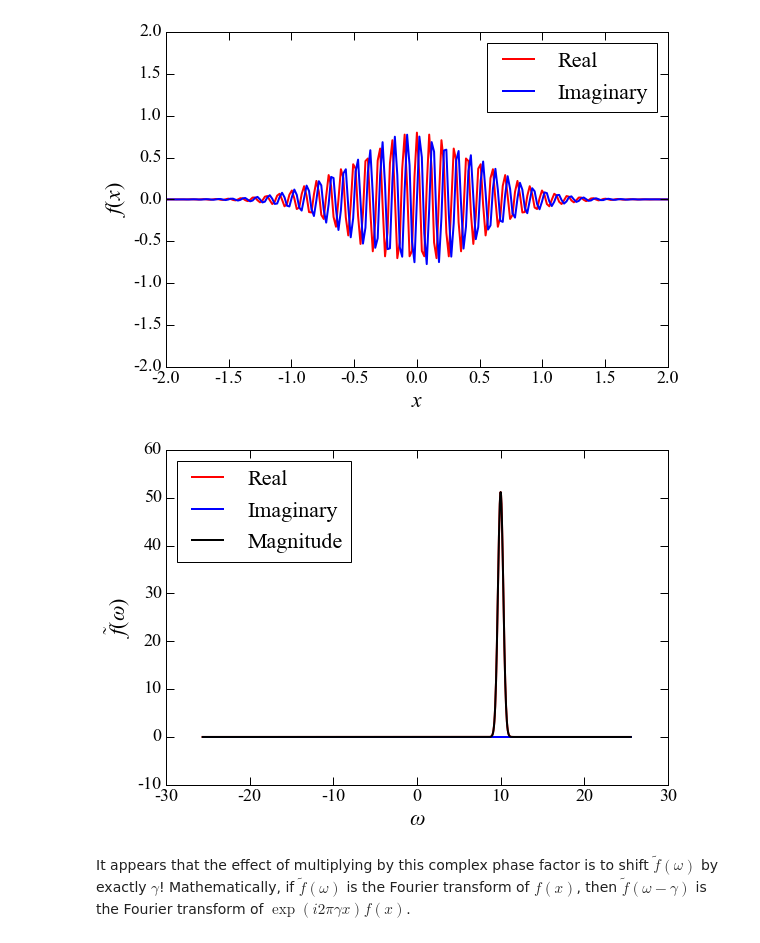
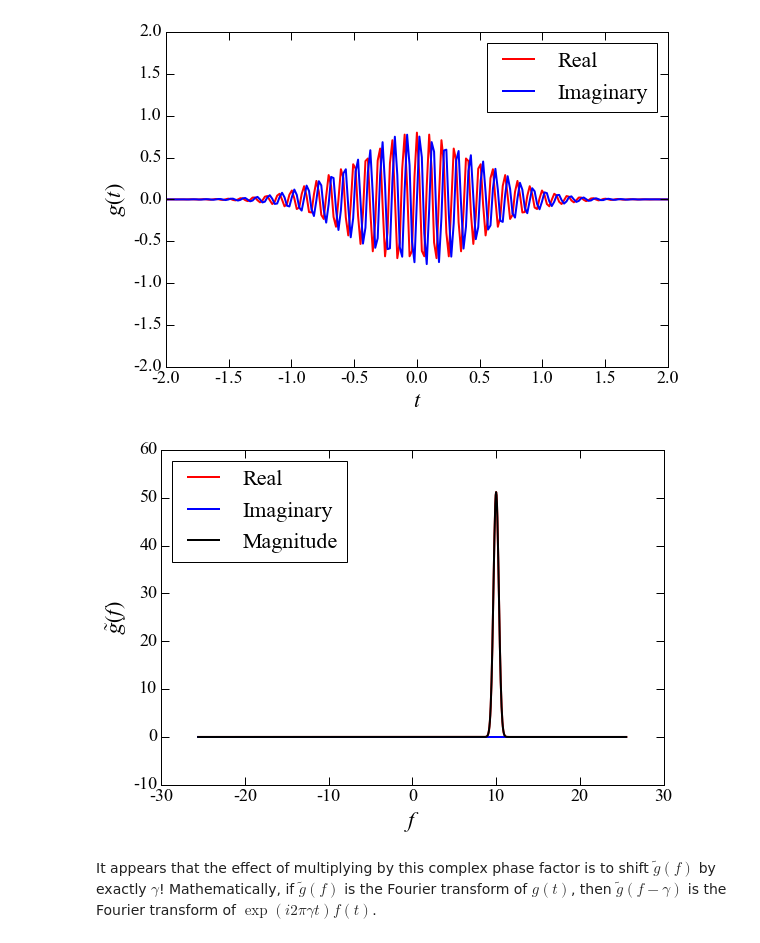
Before and after one commit to carinacheng/CHAMP2017, a Jupyter notebook: Lesson5_Fourier/FourierIdentities_solutions.ipynb, the cells around one changed output. Saved outputs shown, nothing was run; the diff lists cells and outputs as text; code cells hidden in the pictures.

```diff
--- a/Lesson5_Fourier/FourierIdentities_solutions.ipynb
+++ b/Lesson5_Fourier/FourierIdentities_solutions.ipynb
@@ -42,13 +42,13 @@ ax.set_ylim(-0.2, 1.2)
 # %% [markdown]
 <b> Solution:
 # %%
-def plot_all_fourier(omega_coords,fourier,xlims=None):
+def plot_all_fourier(f_coords,fourier,xlims=None):
     f, ax = plt.subplots(figsize=(9,6))
-    ax.plot(omega_coords,fourier.real,lw=2,c='red',label="Real")
-    ax.plot(omega_coords,fourier.imag,lw=2,c='blue',label="Imaginary")
-    ax.plot(omega_coords,abs(fourier),lw=2,c='black',label="Magnitude")
-    ax.set_ylabel(r"$\tilde{f}(\omega)$")
-    ax.set_xlabel(r"$\omega$")
+    ax.plot(f_coords,fourier.real,lw=2,c='red',label="Real")
+    ax.plot(f_coords,fourier.imag,lw=2,c='blue',label="Imaginary")
+    ax.plot(f_coords,abs(fourier),lw=2,c='black',label="Magnitude")
+    ax.set_ylabel(r"$\tilde{g}(f)$")
+    ax.set_xlabel(r"$f$")
     ax.legend(loc='best')
     if xlims != None:
         ax.set_xlim(xlims)
@@ -114,9 +114,9 @@ ax.set_ylabel(r"$f(x)$")
 <matplotlib.text.Text at 0x...>
 [figure]
 # %%
-x_sep = x_coords[1] - x_coords[0]
-omega_coords = np.fft.fftshift(np.fft.fftfreq(len(x_coords),d=x_sep))
+t_sep = t_coords[1] - t_coords[0]
+f_coords = np.fft.fftshift(np.fft.fftfreq(len(t_coords),d=t_sep))
 test_array_tilde = np.fft.fftshift(np.fft.fft(np.fft.fftshift(test_array)))
 
-plot_all_fourier(omega_coords,test_array_tilde,xlims=(-5,5))
+plot_all_fourier(f_coords,test_array_tilde,xlims=(-5,5))
 # %% [output]
@@ -139,15 +139,15 @@ These properties can all be proven on "pencil and paper" using Euler's identity
 Let's go back to our neighborhood friendly Gaussian as our example. We'll pick $\gamma=10$.
 # %%
 gamma = 10.
-phased_gauss = np.exp(1j*2.*np.pi*gamma*x_coords) * gauss(x_coords,0.5,0.)
+phased_gauss = np.exp(1j*2.*np.pi*gamma*t_coords) * gauss(t_coords,0.5,0.)
 # %%
-x_coords = np.linspace(-10.,10.,1025)[:-1]
+t_coords = np.linspace(-10.,10.,1025)[:-1]
 
 f, ax = plt.subplots(figsize=(9,6))
-ax.plot(x_coords,phased_gauss.real,lw=2,c='red',label='Real')
-ax.plot(x_coords,phased_gauss.imag,lw=2,c='blue',label='Imaginary')
-ax.set_xlabel(r"$x$")
-ax.set_ylabel(r"$f(x)$")
+ax.plot(t_coords,phased_gauss.real,lw=2,c='red',label='Real')
+ax.plot(t_coords,phased_gauss.imag,lw=2,c='blue',label='Imaginary')
+ax.set_xlabel(r"$t$")
+ax.set_ylabel(r"$g(t)$")
 ax.set_xlim(-2, 2)
 ax.set_ylim(-2, 2)
 ax.legend(loc='best')
@@ -155,12 +155,12 @@ ax.legend(loc='best')
 <matplotlib.legend.Legend at 0x...>
 [figure]
 # %%
-x_sep = x_coords[1] - x_coords[0]
-omega_coords = np.fft.fftshift(np.fft.fftfreq(len(x_coords),d=x_sep))
+t_sep = t_coords[1] - t_coords[0]
+omega_coords = np.fft.fftshift(np.fft.fftfreq(len(t_coords),d=t_sep))
 phased_gauss_tilde = np.fft.fftshift(np.fft.fft(np.fft.fftshift(phased_gauss)))
 
-plot_all_fourier(omega_coords,phased_gauss_tilde)
+plot_all_fourier(f_coords,phased_gauss_tilde)
 # %% [output]
-[figure, old version]
+[figure, new version]
 # %% [markdown]
-It appears that the effect of multiplying by this complex phase factor is to shift $\tilde{f}(\omega)$ by exactly $\gamma$! Mathematically, if $\tilde{f} (\omega)$ is the Fourier transform of $f(x)$, then $\tilde{f}(\omega-\gamma)$ is the Fourier transform of $\exp(i 2\pi \gamma x) f(x)$.
+It appears that the effect of multiplying by this complex phase factor is to shift $\tilde{g}(f)$ by exactly $\gamma$! Mathematically, if $\tilde{g} (f)$ is the Fourier transform of $g(t)$, then $\tilde{g}(f-\gamma)$ is the Fourier transform of $\exp(i 2\pi \gamma t) f(t)$.
```
Also changed, not shown: parts of 20 cells of this notebook, 11 other files.
